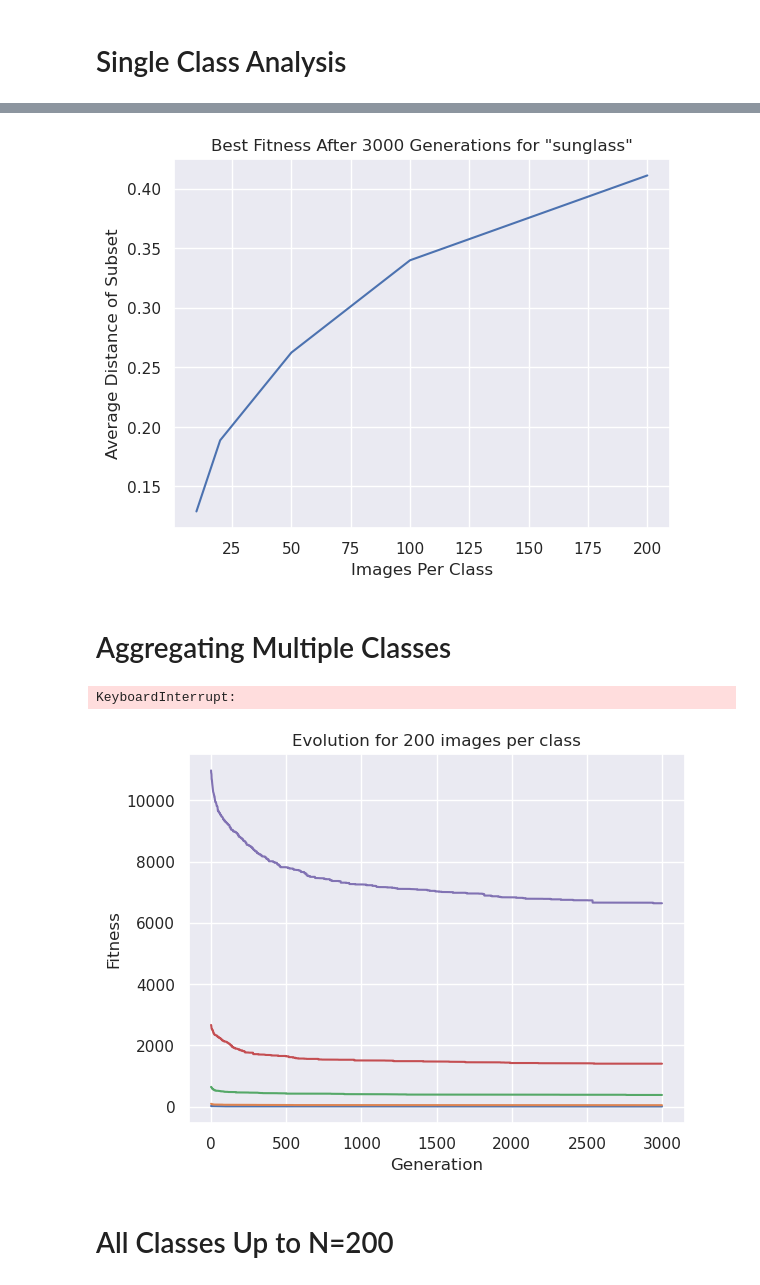
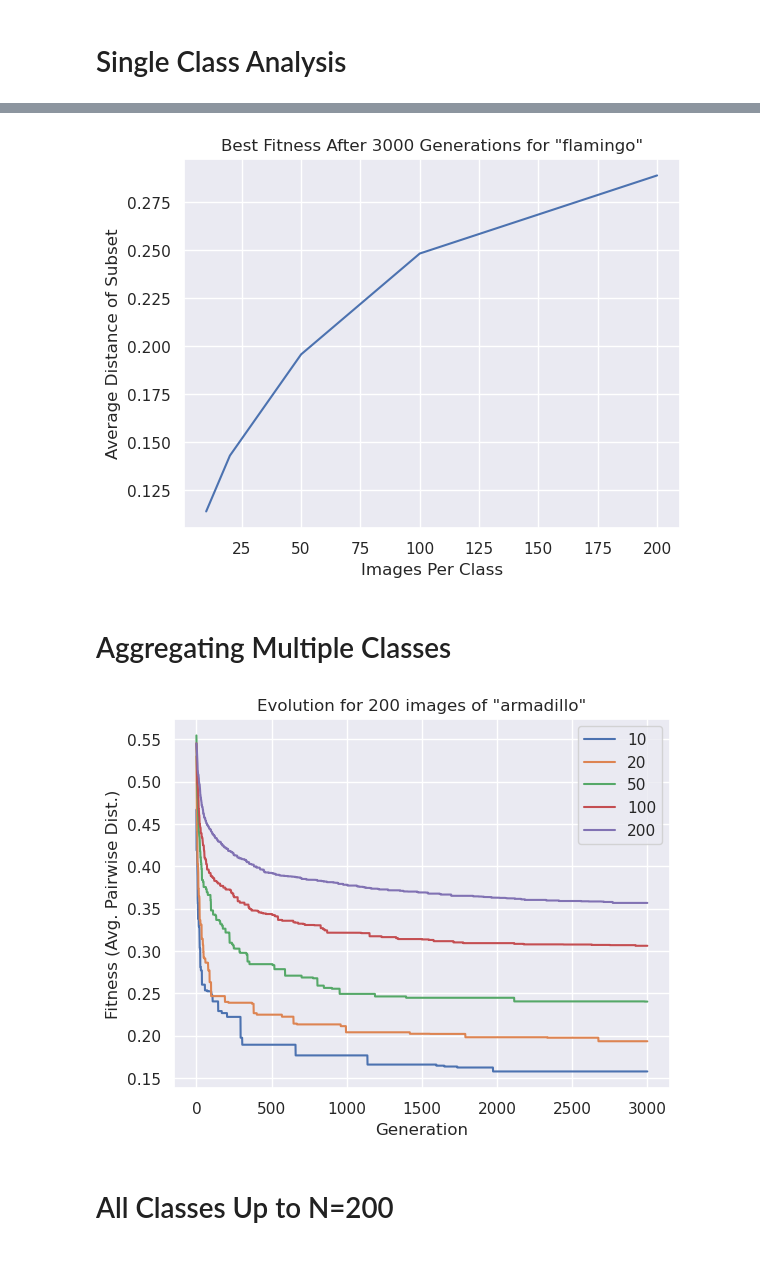
Before and after one commit to lfrati/OmnImage, a Jupyter notebook: scaling-analysis.ipynb, the cells around one changed output, grey strips where cells are left out. Drawn from its saved outputs; the diff is of its cells as text; code cells hidden in the pictures.

```diff
--- a/scaling-analysis.ipynb
+++ b/scaling-analysis.ipynb
@@ -43,21 +42,28 @@ X = np.load(imgcls_file)
 # %%
 distances = pairwise_cosine(X)
 # %%
-num_samples = 750
+num_samples = 20
 best, stats = extract(distances, P=200, S=num_samples, K=50, M=3, O=2, its=3000)
 # %%
 def plot_evolution(stats, num_samples=None, clsname=None):
-    plt.plot(stats["fits"])
+    label = None
+    if num_samples is not None:
+        label = str(num_samples)
+    normed_fits = np.array(stats["fits"]) / ((num_samples*(num_samples-1))/2)
+
+    plt.plot(normed_fits, label=label)
     plt.xlabel("Generation")
-    plt.ylabel("Fitness")
+    plt.ylabel("Fitness (Avg. Pairwise Dist.)")
     title = "Evolution"
+
     if num_samples is not None:
         title += f" for {num_samples} images"
     if clsname:
         title += f' of "{clsname}"'
     elif num_samples is not None:
         title += " per class"
-    _ = plt.title(title)
+    plt.title(title)
+    plt.legend()
 
 plot_evolution(stats, num_samples, cls2label[imgcls])
 # %% [output]
@@ -75,5 +113,5 @@ Computing image distances for class: n04355933 (sunglass)
 # %%
-sample_sizes = [10, 20, 50, 100, 200, 500]
+sample_sizes = [10, 20, 50, 100, 200]
 results = []
 for i, num_samples in enumerate(sample_sizes):
     best, stats = extract(distances, P=200, S=num_samples, K=50, M=3, O=2, its=3000)
@@ -85,14 +123,14 @@ plt.xlabel("Images Per Class")
 plt.ylabel("Average Distance of Subset")
 _ = plt.title(f'Best Fitness After 3000 Generations for "{cls2label[imgcls]}"')
 # %% [output]
-[figure, old version]
+[figure, new version]
 # %% [markdown]
 # Aggregating Multiple Classes
 # %%
 import itertools
 
 
-def compute_evolved_subsets(distances, sample_sizes=None, plot=False):
+def compute_evolved_subsets(distances, sample_sizes=None, clsname=None, plot=False):
     if not sample_sizes:
         sample_sizes = [10, 20, 50, 100, 200]
     results = []
@@ -100,7 +138,7 @@ def compute_evolved_subsets(distances, sample_sizes=None, plot=False):
         best, stats = extract(distances, P=200, S=num_samples, K=50, M=3, O=2, its=3000)
         results.append({"num_samples": num_samples, "best": best, "stats": stats})
         if plot:
-            plot_evolution(stats, num_samples)
+            plot_evolution(stats, num_samples, clsname)
     return results
 
 
@@ -108,7 +146,7 @@ def compute_evolved_subsets_for_class(imgcls_file, sample_sizes=None, plot=False
     imgcls = imgcls_file.stem
     X = np.load(imgcls_file)
     distances = pairwise_cosine(X)
-    return compute_evolved_subsets(distances, sample_sizes, plot)
+    return compute_evolved_subsets(distances, sample_sizes, cls2label[imgcls], plot)
 
 
 def get_fitnesses_for_classes(num_classes=None):
@@ -130,11 +168,11 @@ def get_fitnesses_for_classes(num_classes=None):
 
     return pd.DataFrame.from_records(records, columns=("Class ID", "Label", "Subset Size", "Avg. Dist."))
 # %%
-clsname = "Afghan_hound"
-compute_evolved_subsets_for_class(cls2file[label2cls[clsname]], plot=True)
+clsname = np.random.choice(list(label2cls.keys()))
+clsfile = cls2file[label2cls[clsname]]
+res = compute_evolved_subsets_for_class(clsfile, plot=True)
 # %% [output]
-KeyboardInterrupt:
-[figure, old version]
+[figure, new version]
 # %% [markdown]
 # All Classes Up to N=200
 # %%
```
Also changed, not shown: parts of 12 cells of this notebook.
